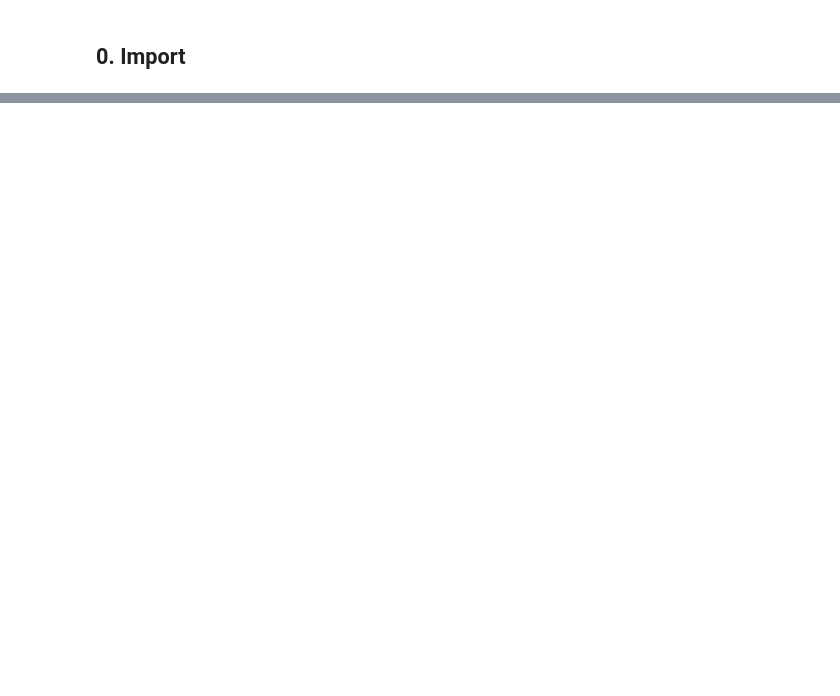
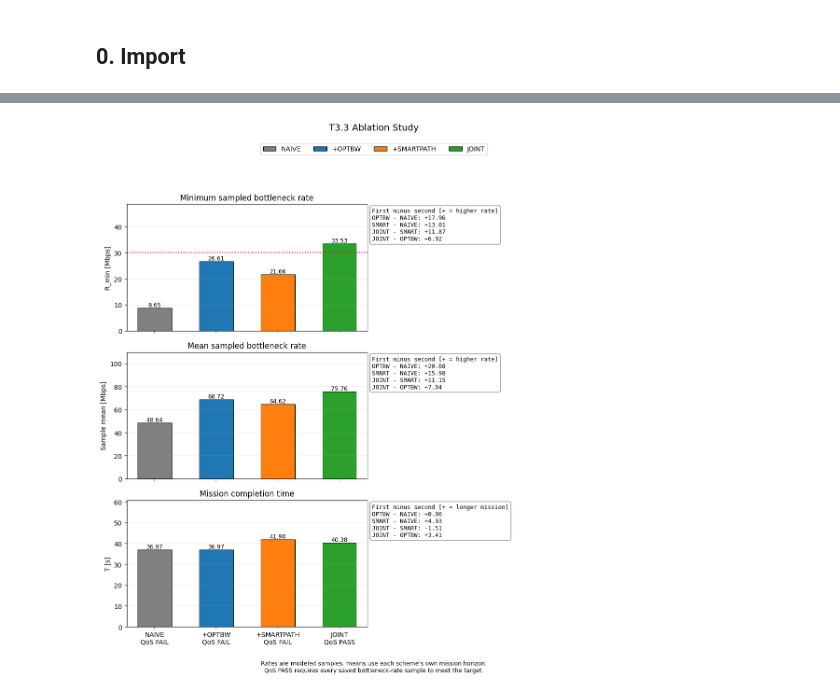
Before and after one commit to suj5239-cpu/warehouse-amr-radio-resource-allocation, a Jupyter notebook: 03_allocation_path_ablation.ipynb, the cells around one changed output, grey strips where cells are left out. Drawn from its saved outputs; the diff is of its cells as text; code cells hidden in the pictures; blank space fills up the shorter version.

```diff
--- a/03_allocation_path_ablation.ipynb
+++ b/03_allocation_path_ablation.ipynb
@@ -292,38 +386,38 @@ bottleneck throughput = R_min
 # %%
 from matplotlib.patches import Patch
 
-# scheme마다 의미하는 색상
+# Colors assigned to each scheme
 SCHEME_ORDER = ("NAIVE", "+OPTBW", "+SMARTPATH", "JOINT")
 BAR_COLORS = ("gray", "tab:blue", "tab:orange", "tab:green")
 
-# R_min의 최솟값 (단위: Mbps -> bps)
+# Minimum sampled bottleneck rate for each scheme [Mbps]
 rmin_values = np.array([
     RESULTS[scheme]["r_min_bps"] / 1e6
     for scheme in SCHEME_ORDER
 ])
 
-# R_min의 평균 (단위: Mbps -> bps)
+# Arithmetic mean of the sampled bottleneck rates for each scheme [Mbps]
 mean_values = np.array([
     RESULTS[scheme]["mean_rate_bps"] / 1e6
     for scheme in SCHEME_ORDER
 ])
 
-# 각 scheme의 임무 완수 시간 T
+# Mission-completion time T for each scheme
 time_values = np.array([
     RESULTS[scheme]["mission_time_s"]
     for scheme in SCHEME_ORDER
 ])
 
-# (plot의 제목, y축 라벨, 값, 클수록 좋은 지표인지)
+# (panel title, y-axis label, values, whether higher is better)
 METRICS = (
-    ("Minimum throughput", "R_min [Mbps]", rmin_values, True),
-    ("Mean throughput", "Mean [Mbps]", mean_values, True),
+    ("Minimum sampled bottleneck rate", "R_min [Mbps]", rmin_values, True),
+    ("Mean sampled bottleneck rate", "Sample mean [Mbps]", mean_values, True),
     ("Mission completion time", "T [s]", time_values, False),
 )
 
 
-# subplot 3개 그리기 (위에서부터 R_min / mean / T 순서로 세로 배치)
-fig, axes = plt.subplots(3, 1, figsize=(9, 12), sharex=True)
+# Draw three vertically stacked panels: R_min, mean rate, then T.
+fig, axes = plt.subplots(3, 1, figsize=(12, 12), sharex=True)
 
 for ax, (title, ylabel, values, higher_is_better) in zip(axes, METRICS):
     bars = ax.bar(
@@ -332,7 +426,7 @@ for ax, (title, ylabel, values, higher_is_better) in zip(axes, METRICS):
         linewidth=0.8, width=0.55
     )
 
-    # 각 막대 위에 값 표시
+    # Annotate each bar with its value.
     for bar, value in zip(bars, values):
         ax.text(
             bar.get_x() + bar.get_width() / 2,
@@ -342,27 +436,18 @@ for ax, (title, ylabel, values, higher_is_better) in zip(axes, METRICS):
             fontsize=9
         )
 
-    # NAIVE에 한 요소 추가
-    add_optbw = values[1] - values[0]   # +OPTBW 추가
-    add_smart = values[2] - values[0]   # SmartPath 추가
-
-    # JOINT에서 한 요소 제거
-    drop_optbw = values[3] - values[2]   # +OPTBW 제거
-    drop_smart = values[3] - values[1]   # SmartPath 제거
-
-    # T는 낮을수록 좋으므로 + 부호의 의미가 반대
-    sense = "+ = better" if higher_is_better else "+ = worse (lower T is better)"
-
+    # Strategy contrasts; route-search strategies may select different paths.
+    sense = "+ = higher rate" if higher_is_better else "+ = longer mission"
     delta_text = (
-        f"[{sense}]\n"
-        f"$\\Delta$add  OptBW = {add_optbw:+6.2f}\n"
-        f"$\\Delta$add  Smart = {add_smart:+6.2f}\n"
-        f"$\\Delta$drop OptBW = {drop_optbw:+6.2f}\n"
-        f"$\\Delta$drop Smart = {drop_smart:+6.2f}"
+        f"First minus second [{sense}]\n"
+        f"OPTBW - NAIVE: {values[1]-values[0]:+.2f}\n"
+        f"SMART - NAIVE: {values[2]-values[0]:+.2f}\n"
+        f"JOINT - SMART: {values[3]-values[2]:+.2f}\n"
+        f"JOINT - OPTBW: {values[3]-values[1]:+.2f}"
     )
 
     ax.text(
-        0.015, 0.97, delta_text,
+        1.02, 0.97, delta_text,
         transform=ax.transAxes,
         ha="left", va="top",
         fontsize=9, family="monospace",
@@ -374,36 +459,44 @@ for ax, (title, ylabel, values, higher_is_better) in zip(axes, METRICS):
         }
     )
 
+    if ylabel == "R_min [Mbps]":
+        ax.axhline(R_QOS_REQUIRED_BPS / 1e6, color="red", linestyle=":", linewidth=1.5)
+    ax.set_xticks(range(len(SCHEME_ORDER)), [
+        f"{scheme}\nQoS {'PASS' if RESULTS[scheme]['qos_feasible'] else 'FAIL'}"
+        for scheme in SCHEME_ORDER
+    ])
     ax.set_title(title)
     ax.set_ylabel(ylabel)
     ax.set_ylim(0, max(values) * 1.45)
     ax.grid(axis="y", alpha=0.25)
 
 fig.suptitle("T3.3 Ablation Study", fontsize=14, y=0.995)
 
 legend_handles = [
     Patch(facecolor=color, edgecolor="black", label=scheme)
     for scheme, color in zip(SCHEME_ORDER, BAR_COLORS)
 ]
 
 fig.legend(
     handles=legend_handles,
     loc="upper center",
     bbox_to_anchor=(0.5, 0.965),
     ncol=4,
     frameon=True,
 )
 
 fig.text(
     0.5, 0.015,
-    "$\\Delta$add = (scheme with only X) \u2212 NAIVE   |   "
-    "$\\Delta$drop = JOINT \u2212 (JOINT without X)",
+    "Rates are modeled samples; means use each scheme's own mission horizon.\n"
+    "QoS PASS requires every saved bottleneck-rate sample to meet the target.",
     ha="center", fontsize=9
 )
 
-plt.tight_layout(rect=(0, 0.04, 1, 0.91))
+plt.tight_layout(rect=(0, 0.05, 0.76, 0.91))
 
 ABLATION_PATH = FIGURES_DIR / "10_ablation_bars.png"
 fig.savefig(ABLATION_PATH, dpi=300, bbox_inches="tight")
 plt.show()
+# %% [output]
+[figure, added]
 # %%
```
Also changed, not shown: parts of 11 cells of this notebook, 21 other files.
